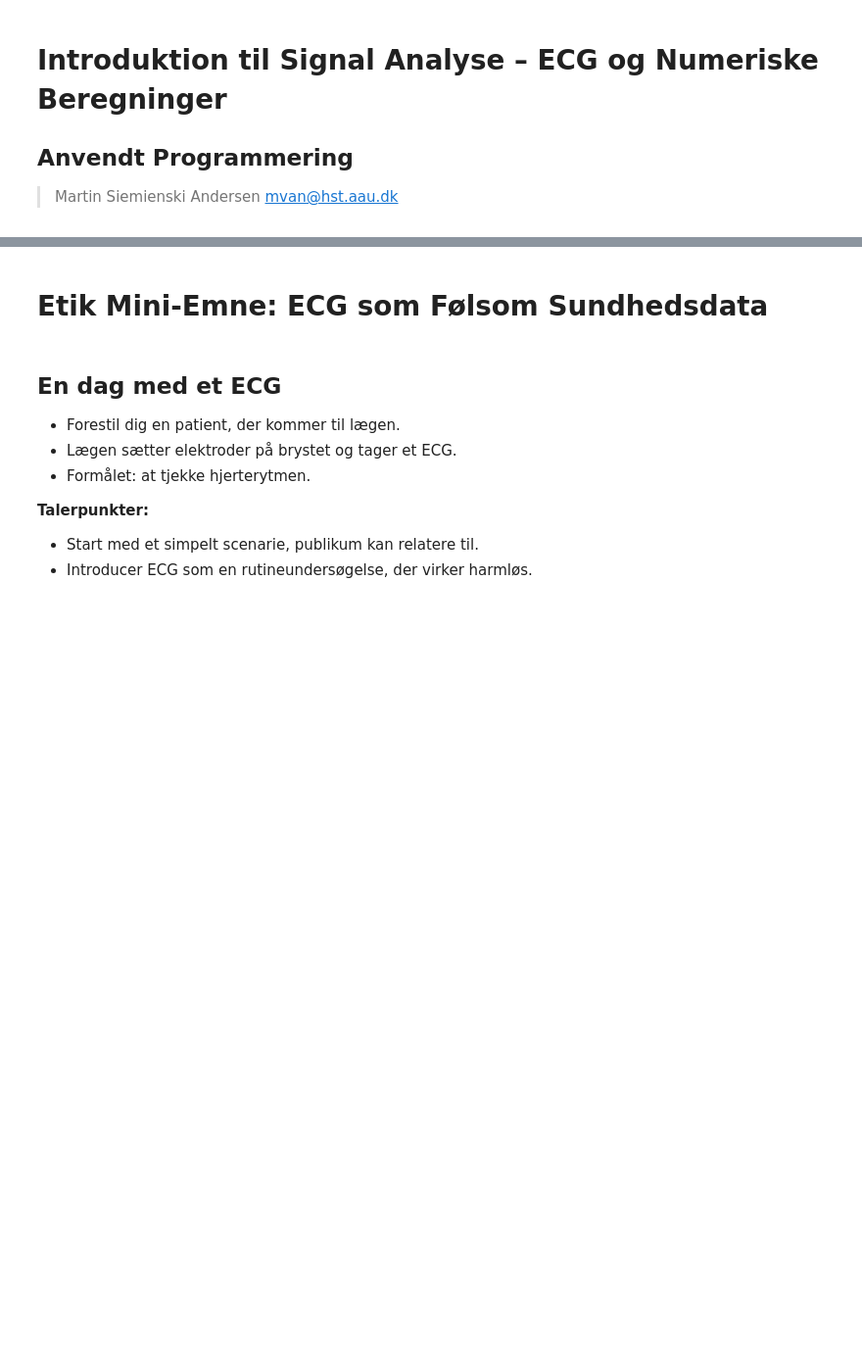
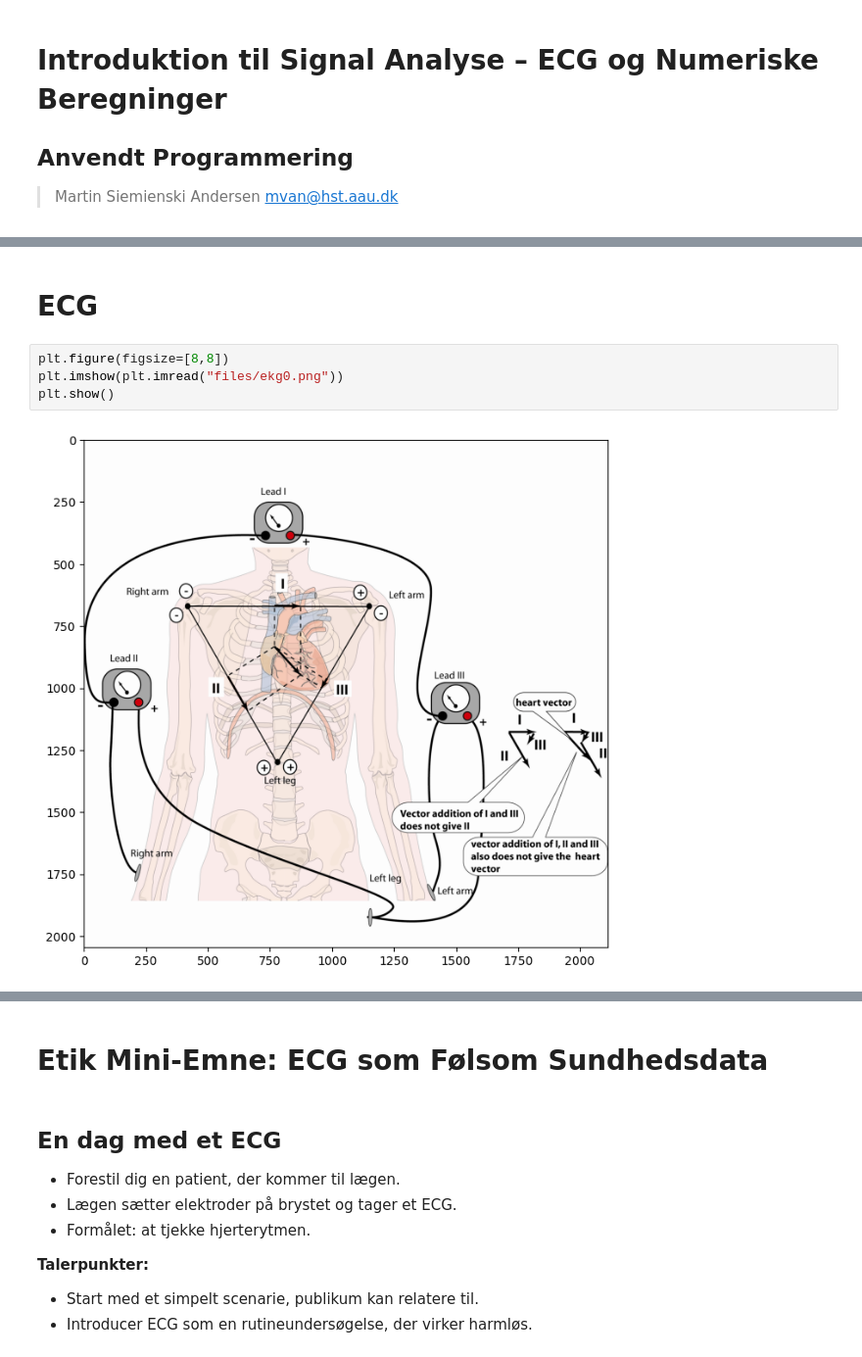
Before and after one commit to AAU-ST2-Programming/signals_1, a Jupyter notebook: signals_1.ipynb, the cells around one changed output, grey strips where cells are left out. Shown at 98% size. Cells and saved outputs as stored; diff of their text form; blank space fills up the shorter version.

```diff
--- a/signals_1.ipynb
+++ b/signals_1.ipynb
@@ -6,0 +17,8 @@
+# %% [markdown]
+# ECG
+# %%
+plt.figure(figsize=[8,8])
+plt.imshow(plt.imread("files/ekg0.png"))
+plt.show()
+# %% [output]
+[figure, added]
```
Also changed, not shown: parts of 12 cells of this notebook, 3 other files.
